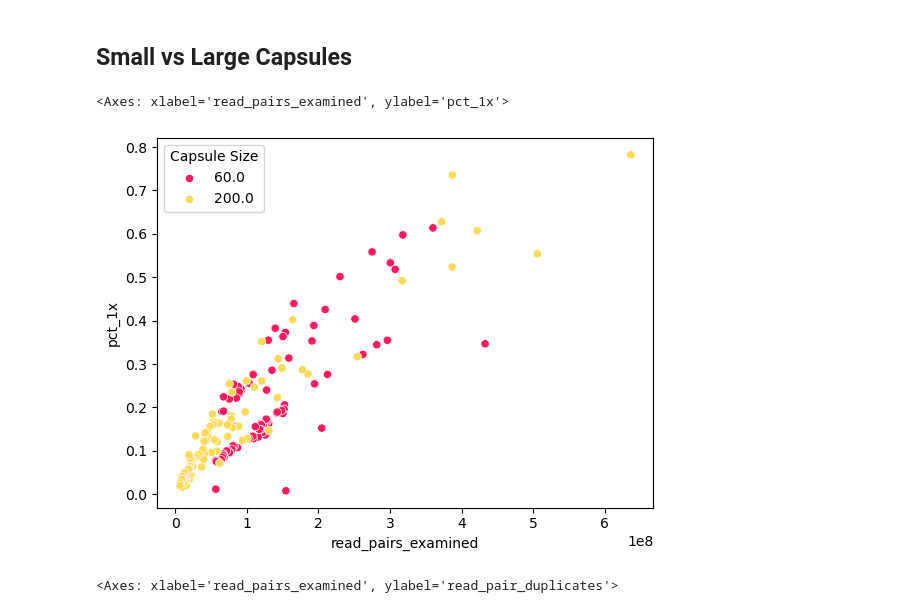
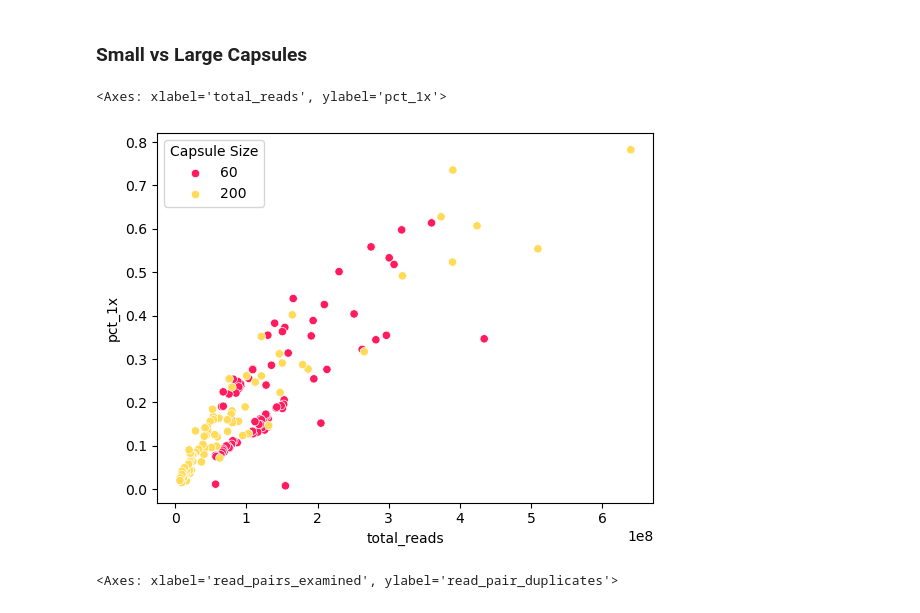
Before and after one commit to SrivatsanLab/SPC_genome, a Jupyter notebook: notebooks/benchmarking_coverage.ipynb, the cells around one changed output. Saved outputs shown, nothing was run; the diff lists cells and outputs as text; code cells hidden in the pictures.

```diff
--- a/notebooks/benchmarking_coverage.ipynb
+++ b/notebooks/benchmarking_coverage.ipynb
@@ -235,0 +219,10 @@ data.to_csv('../results/benchmarking_coverage/ALL_qc_summary.csv')
+# %%
+## Nextseq UDI 5
+worm_L4_ns_data = pd.read_csv('../results/L4_worm_sci_5_ns/L4_worm_sci_5_ns_qc_summary.csv', index_col='sample')
+worm_L4_ns_data['genome_length_reference'] = cel11_length
+worm_L4_ns_data['species'] = 'Caenorhabditis elegans'
+worm_L4_ns_data['amplification_method'] = 'PTA'
+worm_L4_ns_data['study'] = 'CapGTA'
+worm_L4_ns_data['Capsule Size'] = 60
+worm_L4_ns_data['gini'] = None
+worm_L4_ns_data['experiment'] = 'worm_L4_ns'
@@ -235,0 +231,13 @@ data.to_csv('../results/benchmarking_coverage/ALL_qc_summary.csv')
+# %%
+cap_data = pd.concat([HSC1_Enzyme_amp_data,
+                      HSC1_Cell_Div_data,
+                      HSC2_Enzyme_amp_data,
+                      HSC_ns_data,
+                      K562_tree_data,
+                      bacterial_data,
+                      worm_unsyc_ns_data,
+                      worm_L4_nova_data,
+                      worm_L4_ns_data
+                     ])
+
+cap_data.index = cap_data.index.astype(str) + "_" + cap_data.experiment.astype(str)
@@ -235,0 +264,3 @@ data.to_csv('../results/benchmarking_coverage/ALL_qc_summary.csv')
+# %%
+cap_data['reads_per_mb'] = (cap_data['total_reads'] / cap_data['genome_length_reference']) * 1e6
+# cap_data['reads_per_mb']
@@ -236,11 +575,14 @@ data.to_csv('../results/benchmarking_coverage/ALL_qc_summary.csv')
 # %% [markdown]
-## Small vs Large Capsules
+### Small vs Large Capsules
+# %%
+data = cap_data[cap_data['species']=='Homo sapiens']
 # %%
-sns.scatterplot(data[(data['study']=='CapWGS')&(data['amplification_method']!='Capsule Cell Growth')], x='read_pairs_examined', y='pct_1x',
+sns.scatterplot(data[(data['study']=='CapWGS')&(data['amplification_method']!='Capsule Cell Growth')], x='total_reads', y='pct_1x',
                 hue='Capsule Size',
+                ec='black',
                 palette=pal
                )
 # %% [output]
-<Axes: xlabel='read_pairs_examined', ylabel='pct_1x'>
+<Axes: xlabel='total_reads', ylabel='pct_1x'>
-[figure, old version]
+[figure, new version]
 # %%
```
Also changed, not shown: parts of 89 cells of this notebook, 17 other files.
